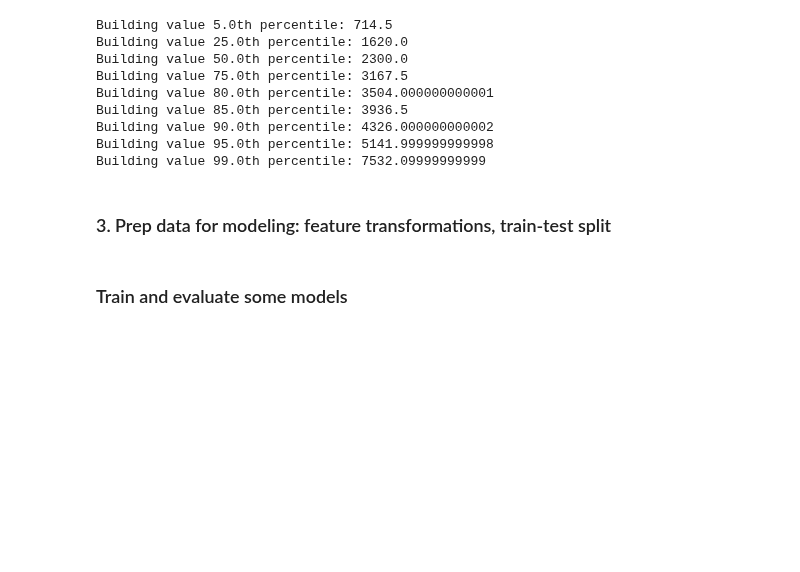
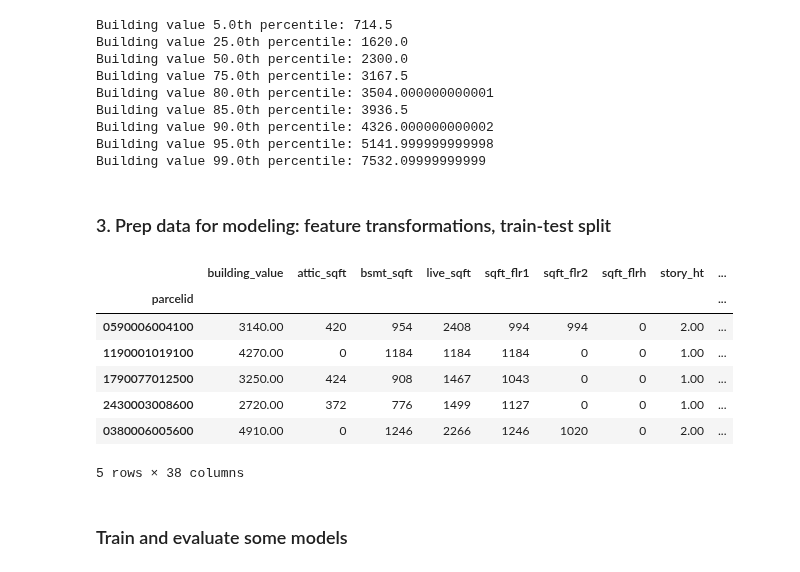
Before and after one commit to JunTaoLuo/ErukaExp, a Jupyter notebook: modeling_pipeline/test_modeling.ipynb, the cells around one changed output. Saved outputs shown, nothing was run; the diff lists cells and outputs as text; code cells hidden in the pictures; blank space fills up the shorter version.

```diff
--- a/modeling_pipeline/test_modeling.ipynb
+++ b/modeling_pipeline/test_modeling.ipynb
@@ -399,6 +365,17 @@ Building value 95.0th percentile: 5141.999999999998
 Building value 99.0th percentile: 7532.09999999999
 # %% [markdown]
 ### 3. Prep data for modeling: feature transformations, train-test split
+# %%
+df.set_index('parcelid', inplace=True)
+# %% [output]
+|  | building_value | attic_sqft | bsmt_sqft | live_sqft | sqft_flr1 | sqft_flr2 | sqft_flrh | story_ht | ... |
+| parcelid |  |  |  |  |  |  |  |  | ... |
+| 0590006004100 | 3140.00 | 420 | 954 | 2408 | 994 | 994 | 0 | 2.00 | ... |
+| 1190001019100 | 4270.00 | 0 | 1184 | 1184 | 1184 | 0 | 0 | 1.00 | ... |
+| 1790077012500 | 3250.00 | 424 | 908 | 1467 | 1043 | 0 | 0 | 1.00 | ... |
+| 2430003008600 | 2720.00 | 372 | 776 | 1499 | 1127 | 0 | 0 | 1.00 | ... |
+| 0380006005600 | 4910.00 | 0 | 1246 | 2266 | 1246 | 1020 | 0 | 2.00 | ... |
+5 rows × 38 columns
 # %%
 def split_data(df, test_size = 0.2, random_state = 4):
     y = df['building_value']
```
Also changed, not shown: parts of 2 cells of this notebook, 3 other files.
